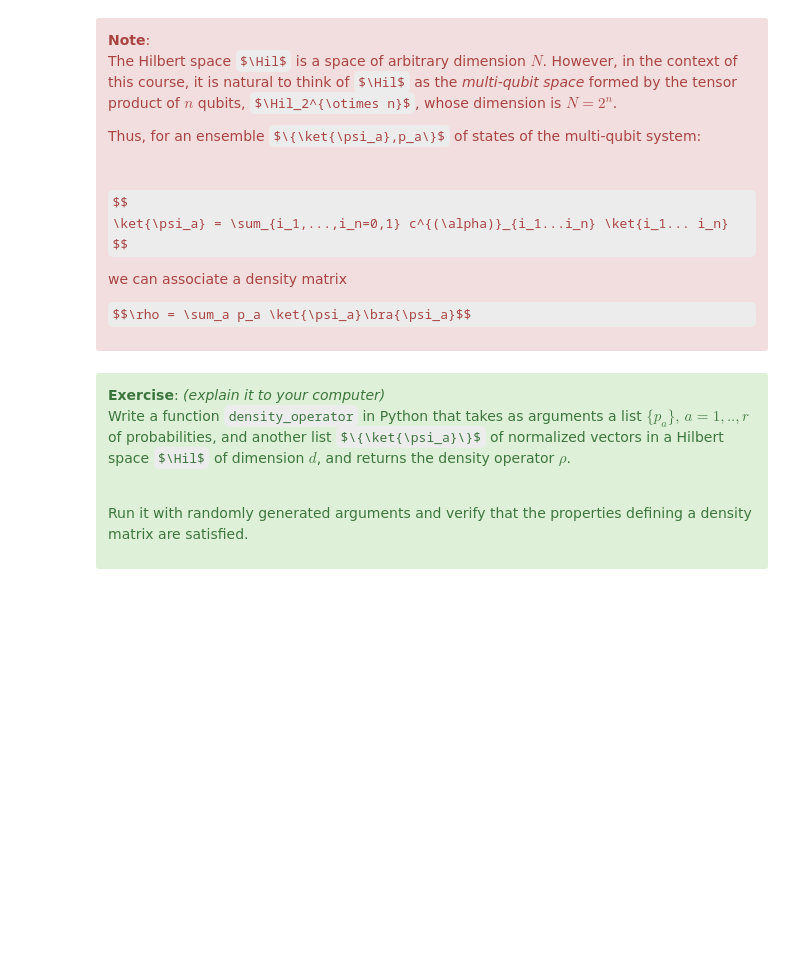
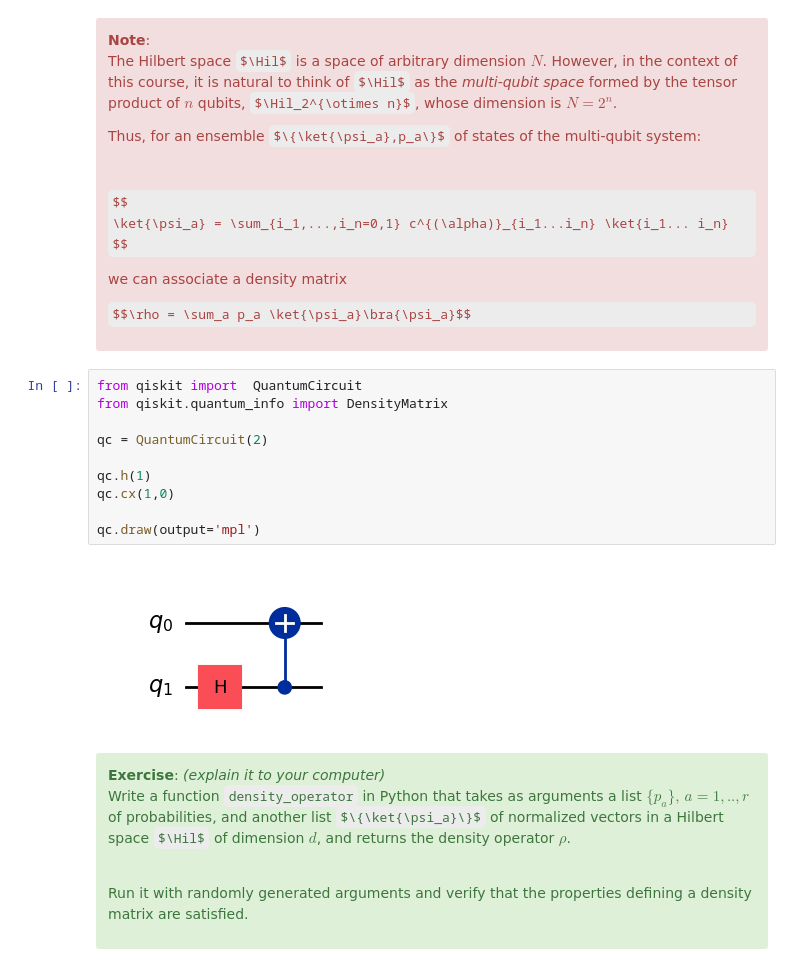
Before and after one commit to jamasole/FICC_notebook, a Jupyter notebook: 05_QM_Advanced/051_Operador_Densidad_en.ipynb, the cells around one changed output. Drawn from its saved outputs; the diff is of its cells as text; some formulas as TeX source; blank space fills up the shorter version.

```diff
--- a/05_QM_Advanced/051_Operador_Densidad_en.ipynb
+++ b/05_QM_Advanced/051_Operador_Densidad_en.ipynb
@@ -297,4 +295,16 @@ $$\rho = \sum_a p_a \ket{\psi_a}\bra{\psi_a}$$
 </div>
+# %%
+from qiskit import  QuantumCircuit
+from qiskit.quantum_info import DensityMatrix
+
+qc = QuantumCircuit(2)
+
+qc.h(1)
+qc.cx(1,0)
+
+qc.draw(output='mpl')
+# %% [output]
+[figure, added]
 # %% [markdown]
 <div class="alert alert-block alert-success">
     <b>Exercise</b>: <i>(explain it to your computer)</i>
```
Also changed, not shown: parts of 1 cell of this notebook, 5 other files.
